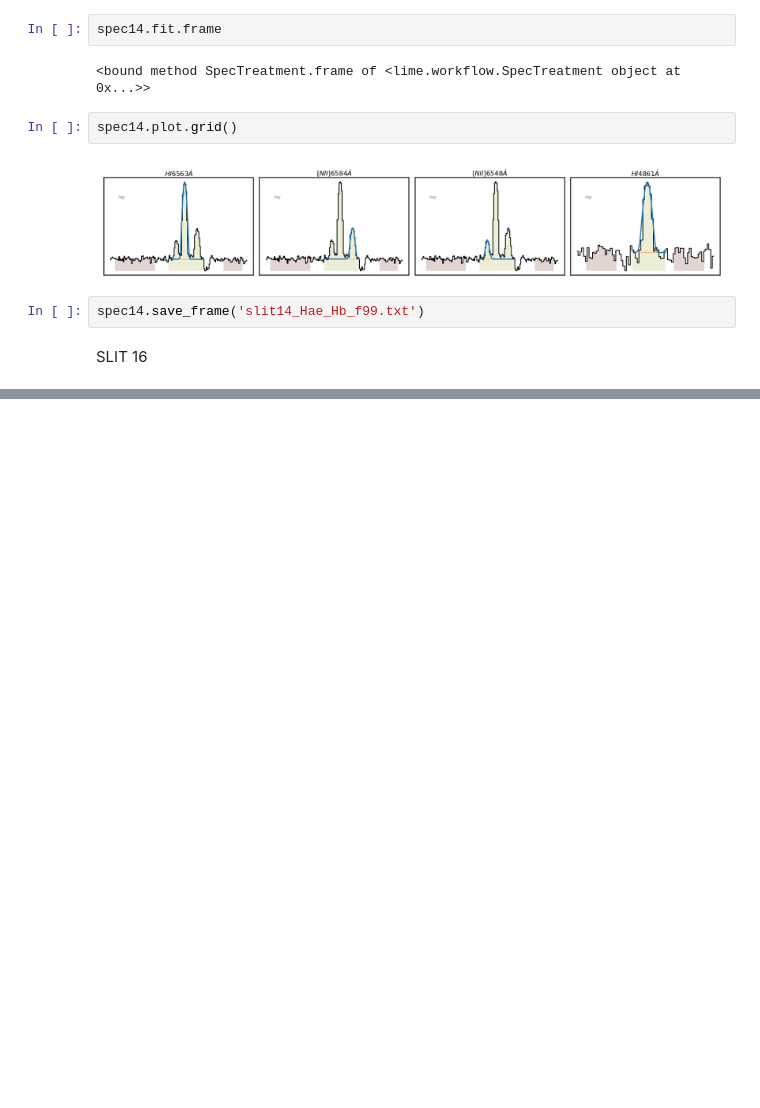
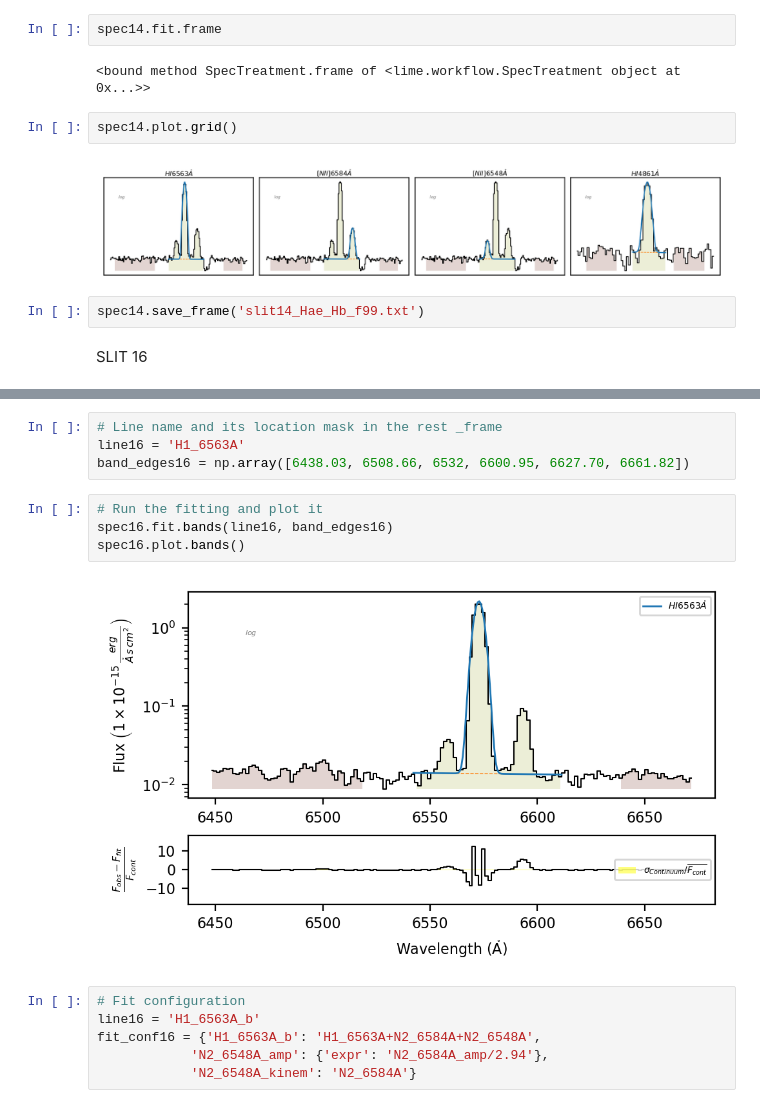
Before and after one commit to blnblnbln/TESIS, a Jupyter notebook: mask2/codes_mask2/flux_HaHb.ipynb, the cells around one changed output, grey strips where cells are left out. Drawn from its saved outputs; the diff is of its cells as text; blank space fills up the shorter version.

```diff
--- a/mask2/codes_mask2/flux_HaHb.ipynb
+++ b/mask2/codes_mask2/flux_HaHb.ipynb
@@ -295,0 +325,16 @@ SLIT 16
+# %%
+# Line name and its location mask in the rest _frame
+line16 = 'H1_6563A'
+band_edges16 = np.array([6438.03, 6508.66, 6532, 6600.95, 6627.70, 6661.82])
+# %%
+# Run the fitting and plot it
+spec16.fit.bands(line16, band_edges16)
+spec16.plot.bands()
+# %% [output]
+[figure, added]
+# %%
+# Fit configuration
+line16 = 'H1_6563A_b'
+fit_conf16 = {'H1_6563A_b': 'H1_6563A+N2_6584A+N2_6548A',
+            'N2_6548A_amp': {'expr': 'N2_6584A_amp/2.94'},
+            'N2_6548A_kinem': 'N2_6584A'}
```
Also changed, not shown: parts of 69 cells of this notebook.
